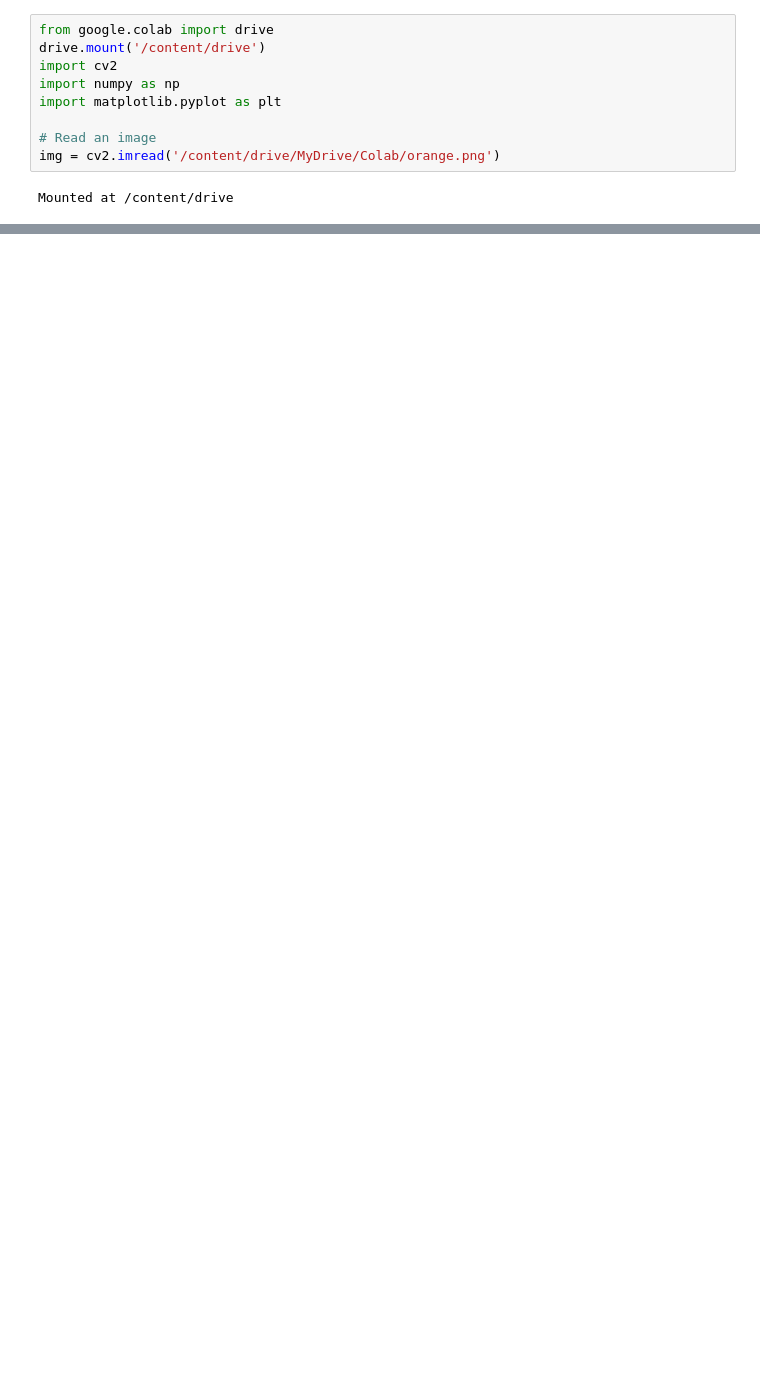
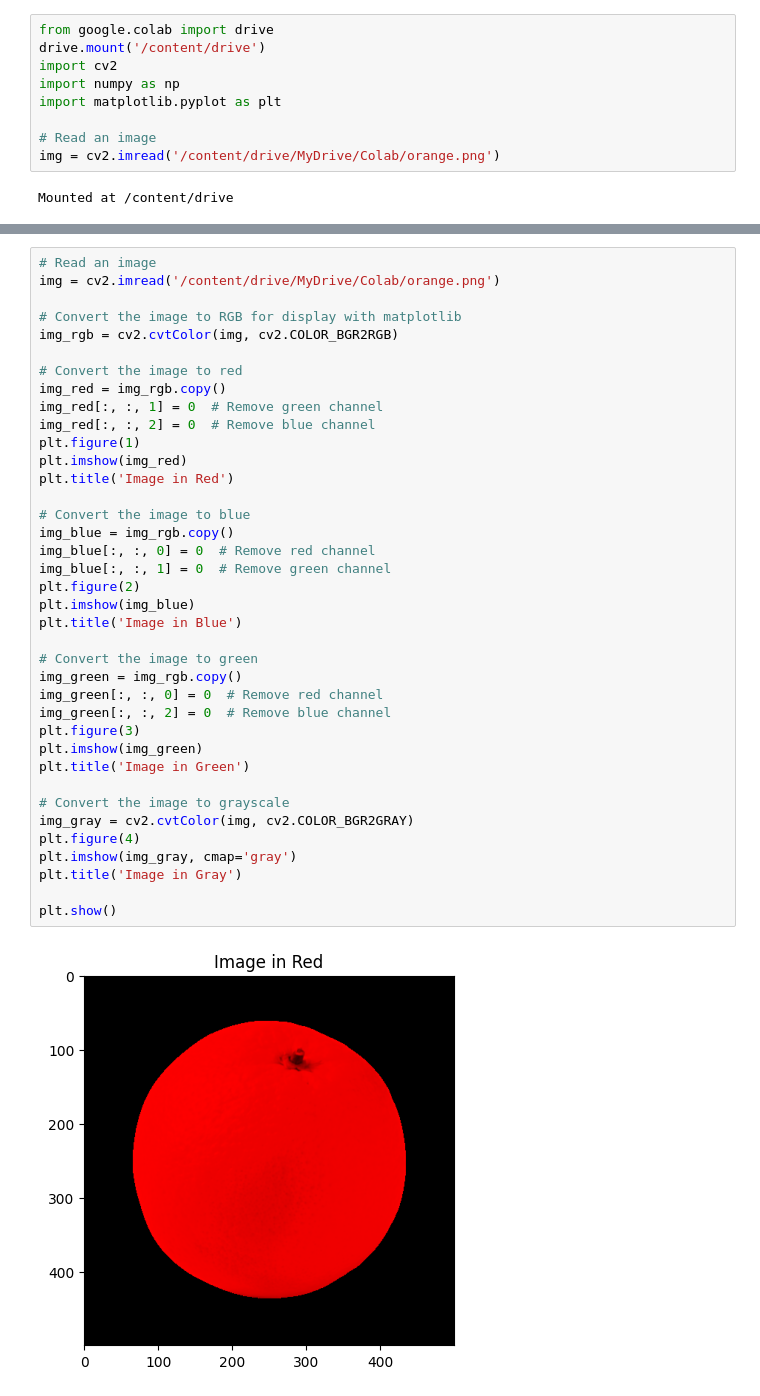
Before and after one commit to Jonelskieee/CpE0332.1-1-Elective-3, a Jupyter notebook: Laboratory-Activity-2.ipynb, the cells around one changed output, grey strips where cells are left out. Cells and saved outputs as stored; diff of their text form; blank space fills up the shorter version.

```diff
--- a/Laboratory-Activity-2.ipynb
+++ b/Laboratory-Activity-2.ipynb
@@ -55 +55,41 @@ Center pixel value: [  2 112 237]
 [figure]
+# %%
+# Read an image
+img = cv2.imread('/content/drive/MyDrive/Colab/orange.png')
+
+# Convert the image to RGB for display with matplotlib
+img_rgb = cv2.cvtColor(img, cv2.COLOR_BGR2RGB)
+
+# Convert the image to red
+img_red = img_rgb.copy()
+img_red[:, :, 1] = 0  # Remove green channel
+img_red[:, :, 2] = 0  # Remove blue channel
+plt.figure(1)
+plt.imshow(img_red)
+plt.title('Image in Red')
+
+# Convert the image to blue
+img_blue = img_rgb.copy()
+img_blue[:, :, 0] = 0  # Remove red channel
+img_blue[:, :, 1] = 0  # Remove green channel
+plt.figure(2)
+plt.imshow(img_blue)
+plt.title('Image in Blue')
+
+# Convert the image to green
+img_green = img_rgb.copy()
+img_green[:, :, 0] = 0  # Remove red channel
+img_green[:, :, 2] = 0  # Remove blue channel
+plt.figure(3)
+plt.imshow(img_green)
+plt.title('Image in Green')
+
+# Convert the image to grayscale
+img_gray = cv2.cvtColor(img, cv2.COLOR_BGR2GRAY)
+plt.figure(4)
+plt.imshow(img_gray, cmap='gray')
+plt.title('Image in Gray')
+
+plt.show()
+# %% [output]
+[figure, added]
```
Also changed, not shown: parts of 4 cells of this notebook.
